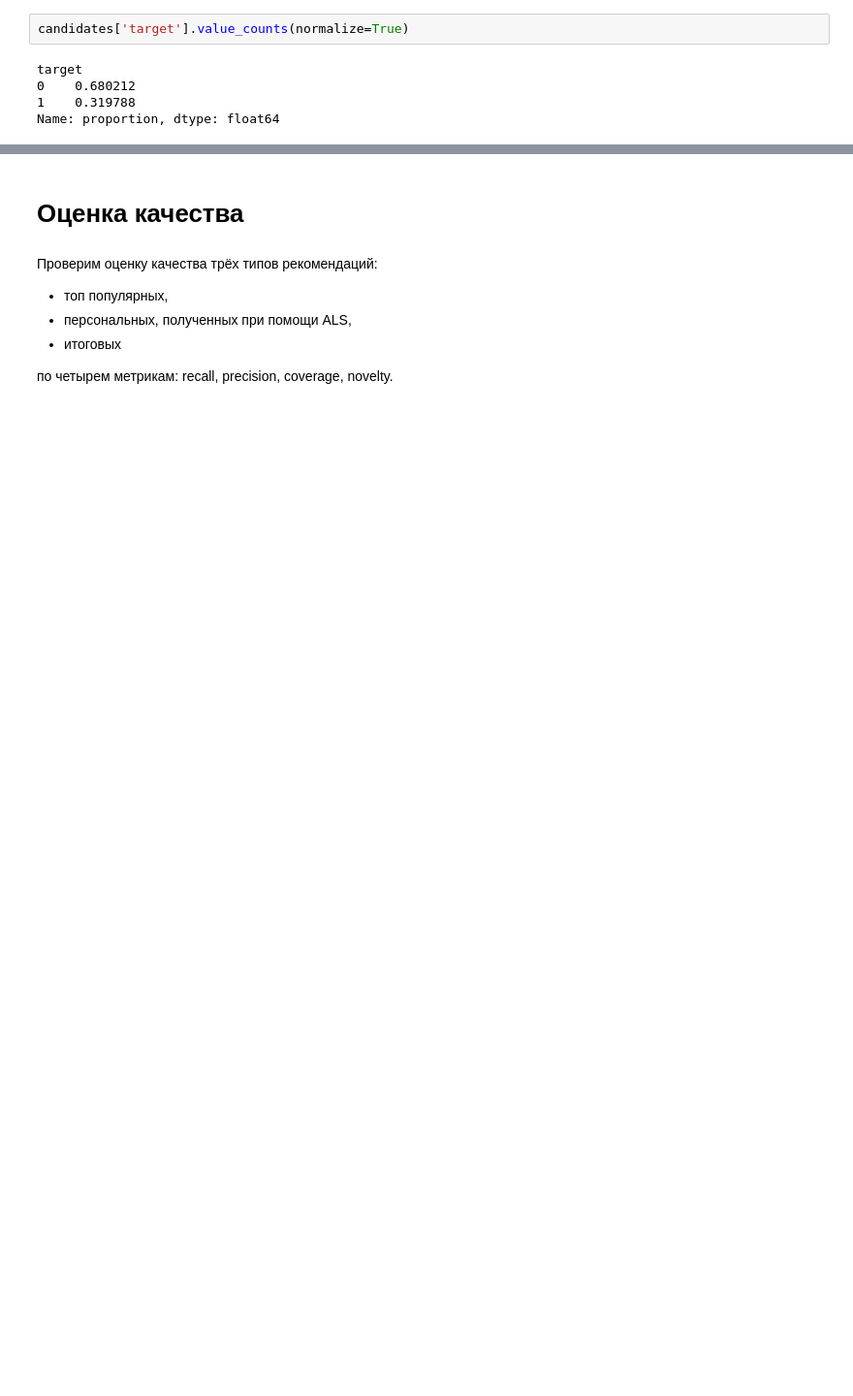
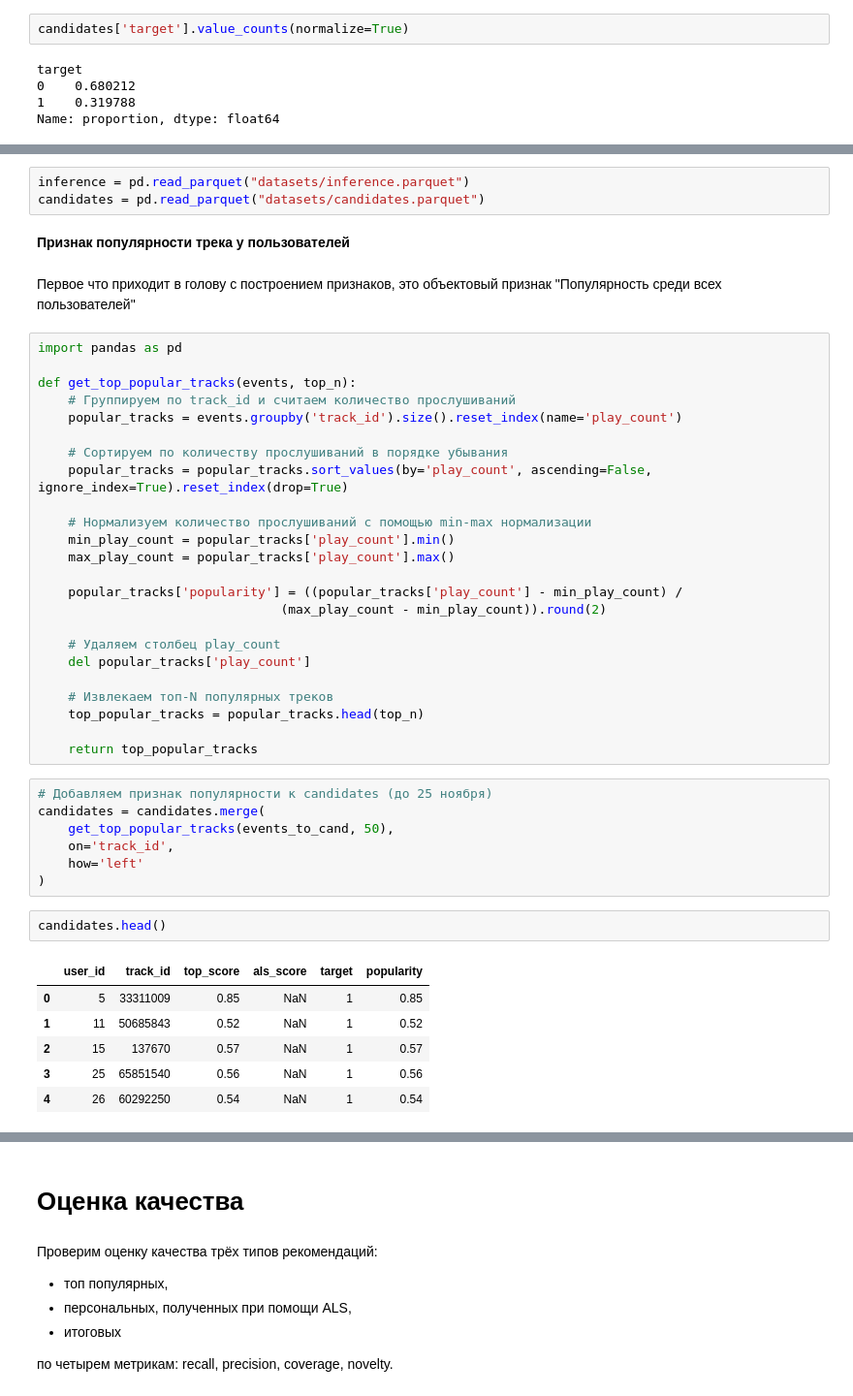
Before and after one commit to NikoMelnikov/mle-recsys-project, a Jupyter notebook: recommendations.ipynb, the cells around one changed output, grey strips where cells are left out. Shown at 97% size. Saved outputs shown, nothing was run; the diff lists cells and outputs as text; blank space fills up the shorter version.

```diff
--- a/recommendations.ipynb
+++ b/recommendations.ipynb
@@ -1835,0 +1827,47 @@ candidates.sample(5)
+# %%
+inference = pd.read_parquet("datasets/inference.parquet")
+candidates = pd.read_parquet("datasets/candidates.parquet")
+# %% [markdown]
+**Признак популярности трека у пользователей**
+# %% [markdown]
+Первое что приходит в голову с построением признаков, это объектовый признак "Популярность среди всех пользователей"
+# %%
+import pandas as pd
+
+def get_top_popular_tracks(events, top_n):
+    # Группируем по track_id и считаем количество прослушиваний
+    popular_tracks = events.groupby('track_id').size().reset_index(name='play_count')
+
+    # Сортируем по количеству прослушиваний в порядке убывания
+    popular_tracks = popular_tracks.sort_values(by='play_count', ascending=False, ignore_index=True).reset_index(drop=True)
+
+    # Нормализуем количество прослушиваний с помощью min-max нормализации
+    min_play_count = popular_tracks['play_count'].min()
+    max_play_count = popular_tracks['play_count'].max()
+
+    popular_tracks['popularity'] = ((popular_tracks['play_count'] - min_play_count) /
+                                (max_play_count - min_play_count)).round(2)
+
+    # Удаляем столбец play_count
+    del popular_tracks['play_count']
+
+    # Извлекаем топ-N популярных треков
+    top_popular_tracks = popular_tracks.head(top_n)
+
+    return top_popular_tracks
+# %%
+# Добавляем признак популярности к candidates (до 25 ноября)
+candidates = candidates.merge(
+    get_top_popular_tracks(events_to_cand, 50),
+    on='track_id',
+    how='left'
+)
+# %%
+candidates.head()
+# %% [output]
+|  | user_id | track_id | top_score | als_score | target | popularity |
+| 0 | 5 | 33311009 | 0.85 | NaN | 1 | 0.85 |
+| 1 | 11 | 50685843 | 0.52 | NaN | 1 | 0.52 |
+| 2 | 15 | 137670 | 0.57 | NaN | 1 | 0.57 |
+| 3 | 25 | 65851540 | 0.56 | NaN | 1 | 0.56 |
+| 4 | 26 | 60292250 | 0.54 | NaN | 1 | 0.54 |
```
Also changed, not shown: parts of 73 cells of this notebook.
